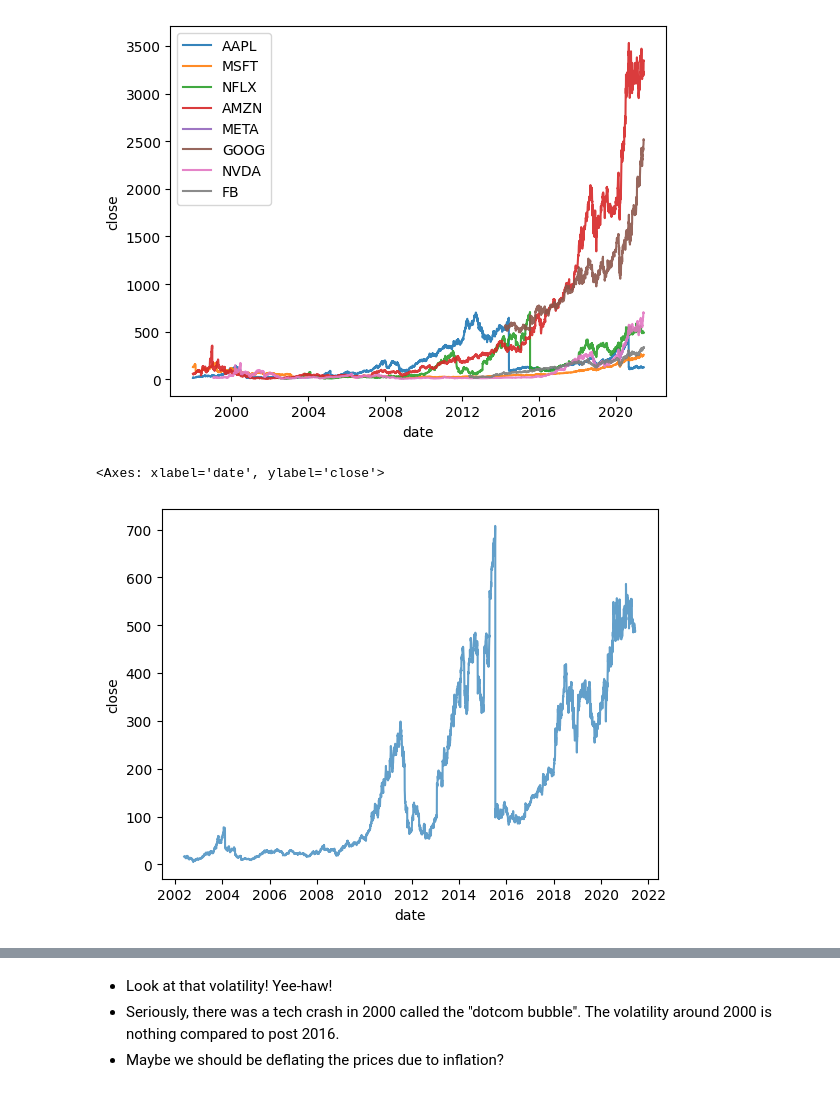
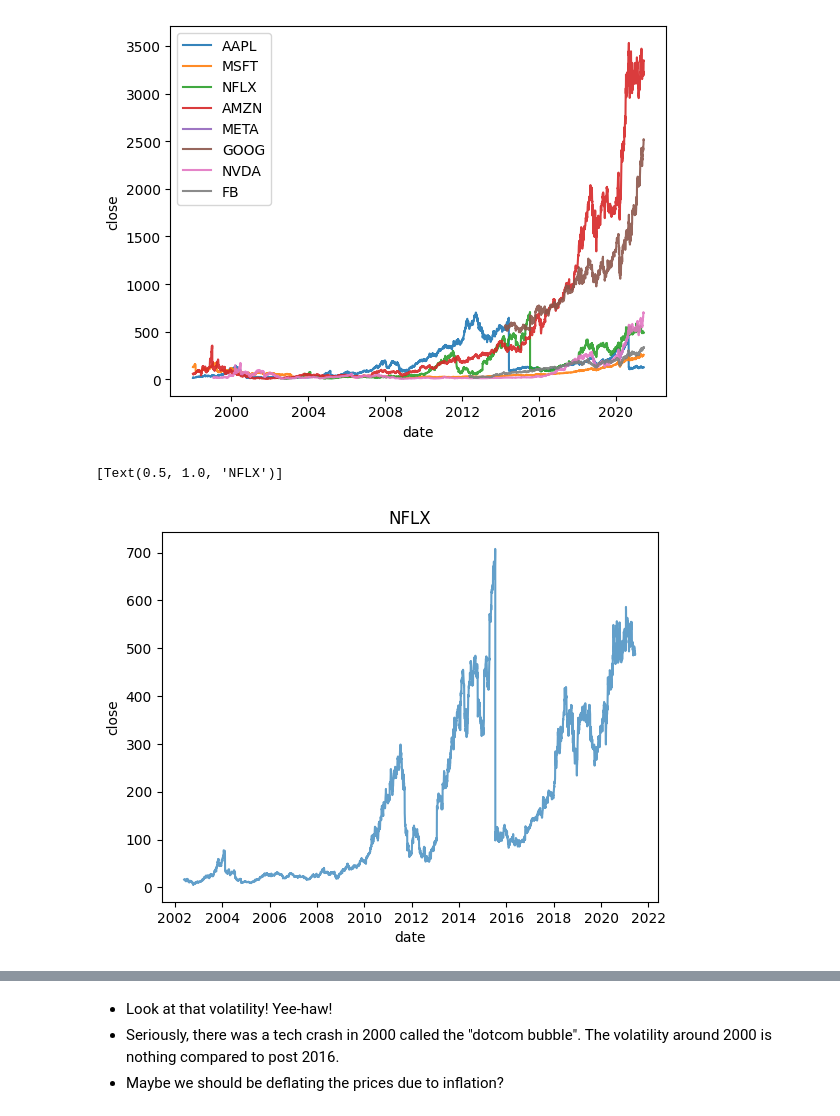
Before and after one commit to ds4e/EDA, a Jupyter notebook: EDA.ipynb, the cells around one changed output, grey strips where cells are left out. Cells and saved outputs as stored; diff of their text form; code cells hidden in the pictures.

```diff
--- a/EDA.ipynb
+++ b/EDA.ipynb
@@ -740,7 +741,7 @@ sns.lineplot(data=hdf,x='year',y='value',hue='variable').set(title='Time Use',
 - Let's look at some tech stocks
 # %%
 tech = ['AAPL', 'MSFT', 'NFLX', 'AMZN', 'META', 'GOOG', 'NVDA', 'FB', ]
-tdf = pd.read_csv('./data/tech_stocks.csv', low_memory=False)
+tdf = pd.read_csv('/content/EDA/data/tech_stocks.csv', low_memory=False)
 tdf.loc[:,'date'] = pd.to_datetime(tdf['date'], format='%Y-%m-%d') # Make date a time variable
 
 print(tdf['symbol'].value_counts())
@@ -770,7 +771,7 @@ for symbol in tech:
 [figure]
 # %%
 nflx = tdf[ tdf['symbol']=='NFLX' ]
-sns.lineplot(x='date',y='close',data=nflx, alpha=.7)
+sns.lineplot(x='date',y='close',data=nflx, alpha=.7).set(title='NFLX')
 # %% [output]
-<Axes: xlabel='date', ylabel='close'>
+[Text(0.5, 1.0, 'NFLX')]
-[figure, old version]
+[figure, new version]
```
Also changed, not shown: parts of 6 cells of this notebook.
